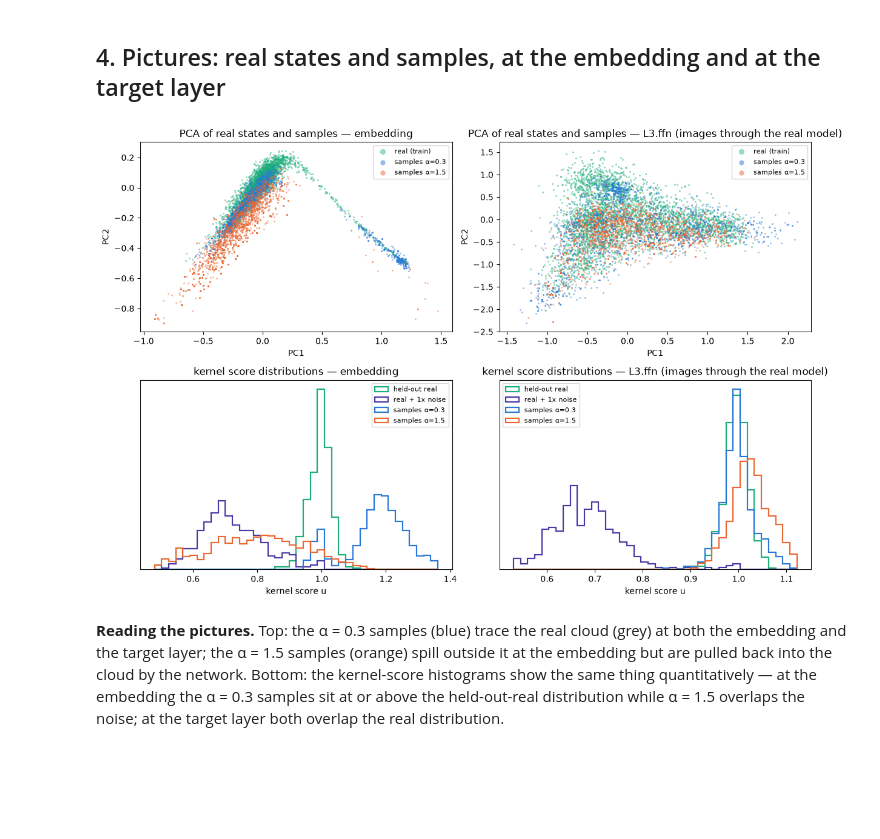
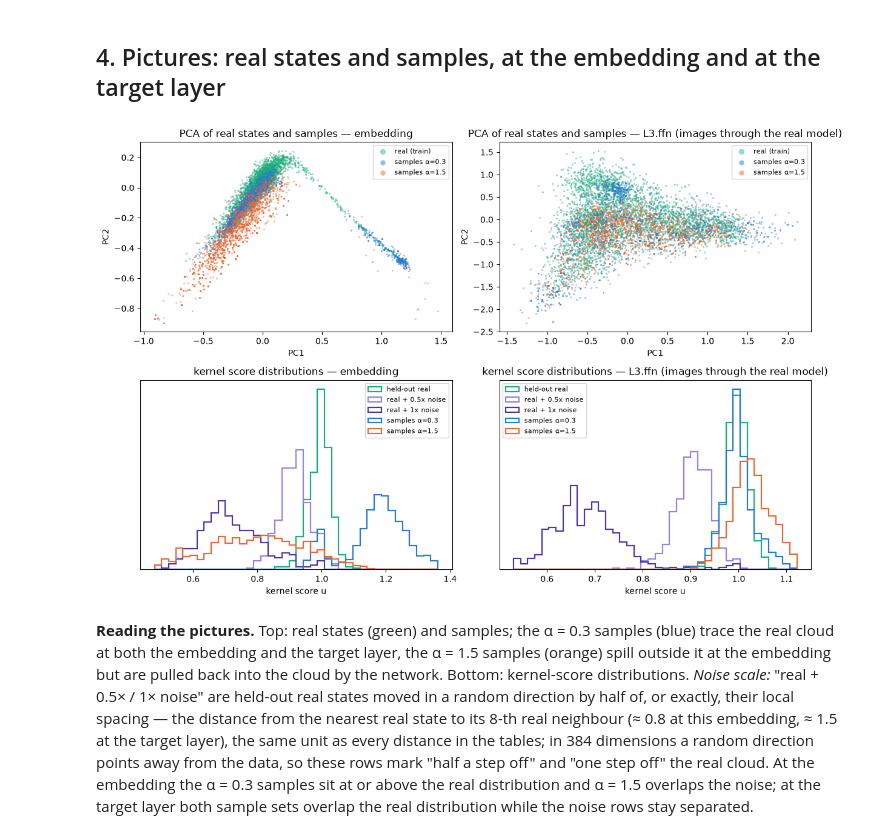
Before and after one commit to JVrabel/gmanifold, a Jupyter notebook: examples/quickstart_simplestories.ipynb, the cells around one changed output. Cells and saved outputs as stored; diff of their text form; code cells hidden in the pictures; blank space fills up the shorter version.

Commit message:
Quickstart notebook: 0.5x noise curve and noise-scale explanation

```diff
--- a/examples/quickstart_simplestories.ipynb
+++ b/examples/quickstart_simplestories.ipynb
@@ -117,28 +117,33 @@ observed states.
 # %%
 import matplotlib.pyplot as plt
 x03, x15 = M_in.sample(2000, alpha=0.3, seed=0)[0], M_in.sample(2000, alpha=1.5, seed=0)[0]
 fig, ax = plt.subplots(2, 2, figsize=(12, 8))
 for k, (ref, sets, title) in enumerate(((X_emb[trn], {"samples α=0.3": x03, "samples α=1.5": x15}, "embedding"),
                                          (X_layer[trn], {"samples α=0.3": map_fn(x03), "samples α=1.5": map_fn(x15)}, f"{LAYER} (images through the real model)"))):
     mu = ref.mean(0); W = torch.linalg.svd(ref - mu, full_matrices=False)[2][:2].T; P = lambda Z: ((Z - mu) @ W).cpu()
     p = P(ref); ax[0, k].scatter(p[:, 0], p[:, 1], s=5, c="#1baf7a", alpha=0.45, lw=0, label="real (train)")
     for (lab, Z), col in zip(sets.items(), ("#2a78d6", "#eb6834")):
         p = P(Z); ax[0, k].scatter(p[:, 0], p[:, 1], s=4, c=col, alpha=0.5, lw=0, label=lab)
     ax[0, k].set_title(f"PCA of real states and samples — {title}"); ax[0, k].legend(fontsize=8, markerscale=3); ax[0, k].set_xlabel("PC1"); ax[0, k].set_ylabel("PC2")
     kern, Xva_, M_ = (k_in, X_emb[va], M_in) if k == 0 else (k_out, X_layer[va], M_out)
     j = gm.knn(M_.X, 1, Xva_)[1][:, 0]; g = torch.Generator(device="cuda").manual_seed(0)
-    nz = torch.randn(Xva_.shape, device="cuda", generator=g); noise = Xva_ + nz / nz.norm(dim=1, keepdim=True) * M_.unit(j)[:, None]
-    series = {"held-out real": (kern(Xva_), "#1baf7a"), "real + 1x noise": (kern(noise), "#4a3aa7"), "samples α=0.3": (kern(sets["samples α=0.3"]), "#2a78d6"), "samples α=1.5": (kern(sets["samples α=1.5"]), "#eb6834")}
+    nz = torch.randn(Xva_.shape, device="cuda", generator=g); nz = nz / nz.norm(dim=1, keepdim=True) * M_.unit(j)[:, None]
+    series = {"held-out real": (kern(Xva_), "#1baf7a"), "real + 0.5x noise": (kern(Xva_ + 0.5 * nz), "#9085e9"), "real + 1x noise": (kern(Xva_ + nz), "#4a3aa7"),
+              "samples α=0.3": (kern(sets["samples α=0.3"]), "#2a78d6"), "samples α=1.5": (kern(sets["samples α=1.5"]), "#eb6834")}
     lo, hi = min(float(v.quantile(0.01)) for v, _ in series.values()), max(float(v.quantile(0.99)) for v, _ in series.values())
     for lab, (v, col) in series.items():
         ax[1, k].hist(v.cpu().numpy(), bins=40, range=(lo, hi), density=True, histtype="step", lw=1.6, color=col, label=lab)
     ax[1, k].set_xlabel("kernel score u"); ax[1, k].set_yticks([]); ax[1, k].set_title(f"kernel score distributions — {title}"); ax[1, k].legend(fontsize=8)
 fig.tight_layout(); plt.show()
 # %% [output]
-[figure, old version]
+[figure, new version]
 # %% [markdown]
-**Reading the pictures.** Top: the α = 0.3 samples (blue) trace the real cloud (grey) at both the embedding and
-the target layer; the α = 1.5 samples (orange) spill outside it at the embedding but are pulled back into the cloud by
-the network. Bottom: the kernel-score histograms show the same thing quantitatively — at the embedding the α = 0.3
-samples sit at or above the held-out-real distribution while α = 1.5 overlaps the noise; at the target layer both
-overlap the real distribution.
+**Reading the pictures.** Top: real states (green) and samples; the α = 0.3 samples (blue) trace the real cloud at
+both the embedding and the target layer, the α = 1.5 samples (orange) spill outside it at the embedding but are pulled
+back into the cloud by the network. Bottom: kernel-score distributions. *Noise scale:* "real + 0.5× / 1× noise" are
+held-out real states moved in a random direction by half of, or exactly, their local spacing — the distance from the
+nearest real state to its 8-th real neighbour (≈ 0.8 at this embedding, ≈ 1.5 at the target layer), the same unit as
+every distance in the tables; in 384 dimensions a random direction points away from the data, so these rows mark
+"half a step off" and "one step off" the real cloud. At the embedding the α = 0.3 samples sit at or above the real
+distribution and α = 1.5 overlaps the noise; at the target layer both sample sets overlap the real distribution
+while the noise rows stay separated.
```
